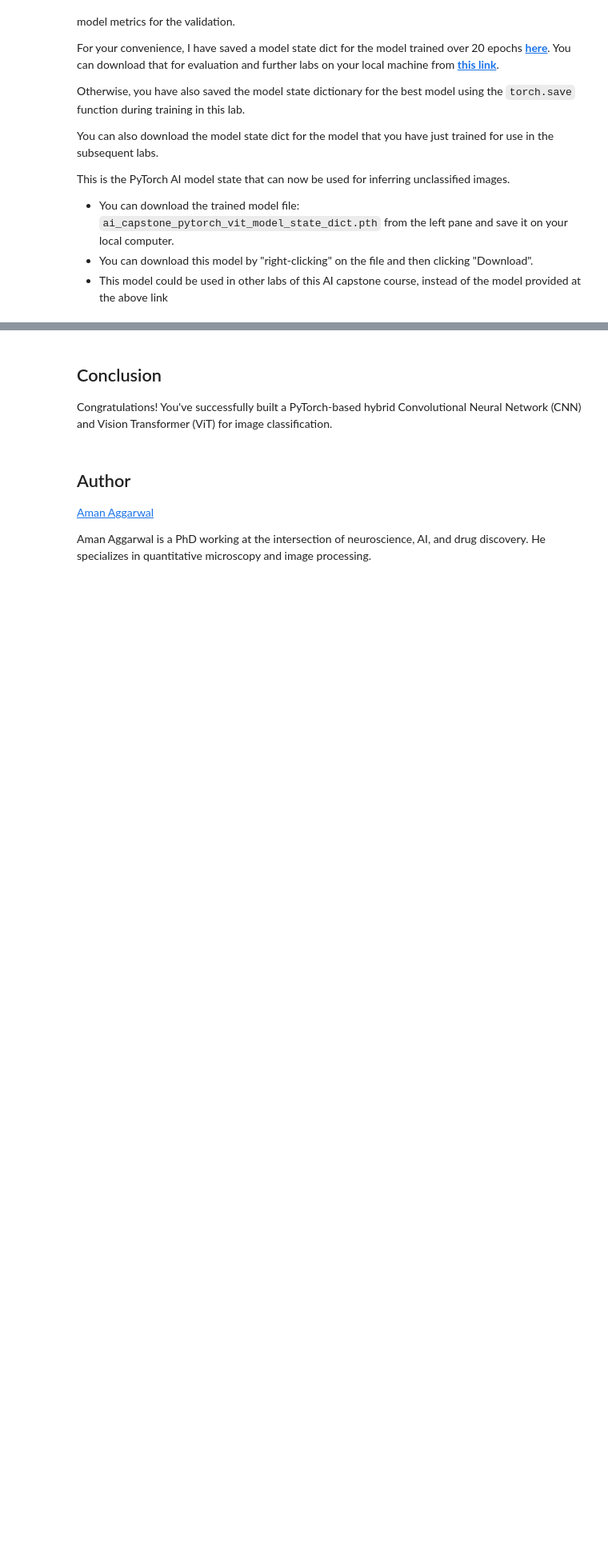
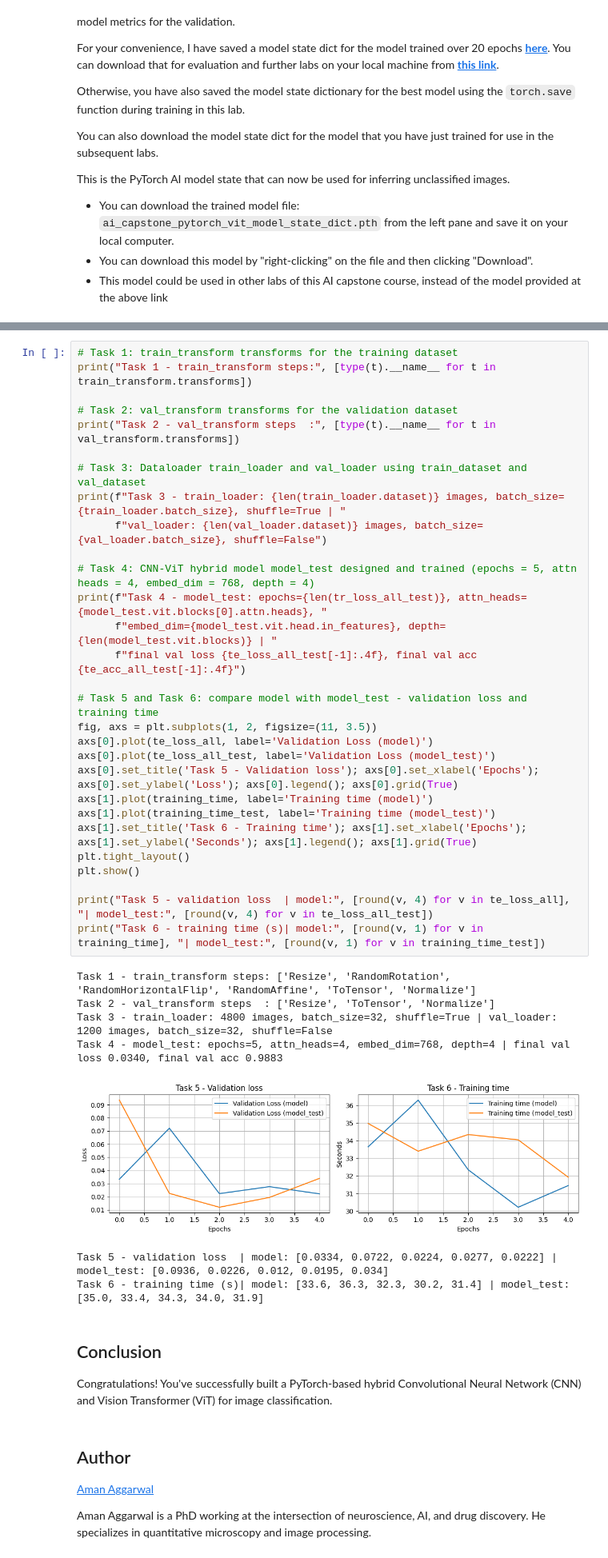
Before and after one commit to mhajjaj/artificial-intelligence-engineer-coursera, a Jupyter notebook: ai-deep-learning-capstone/Lab_M3L2_Vision_Transformers_in_PyTorch.ipynb, the cells around one changed output, grey strips where cells are left out. Shown at 80% size. Saved outputs shown, nothing was run; the diff lists cells and outputs as text; blank space fills up the shorter version.

```diff
--- a/ai-deep-learning-capstone/Lab_M3L2_Vision_Transformers_in_PyTorch.ipynb
+++ b/ai-deep-learning-capstone/Lab_M3L2_Vision_Transformers_in_PyTorch.ipynb
@@ -1098,3 +980,40 @@ You will need to save and download the completed notebook for final project subm
+# %%
+# Task 1: train_transform transforms for the training dataset
+print("Task 1 - train_transform steps:", [type(t).__name__ for t in train_transform.transforms])
+
+# Task 2: val_transform transforms for the validation dataset
+print("Task 2 - val_transform steps  :", [type(t).__name__ for t in val_transform.transforms])
+
+# Task 3: Dataloader train_loader and val_loader using train_dataset and val_dataset
+print(f"Task 3 - train_loader: {len(train_loader.dataset)} images, batch_size={train_loader.batch_size}, shuffle=True | "
+      f"val_loader: {len(val_loader.dataset)} images, batch_size={val_loader.batch_size}, shuffle=False")
+
+# Task 4: CNN-ViT hybrid model model_test designed and trained (epochs = 5, attn heads = 4, embed_dim = 768, depth = 4)
+print(f"Task 4 - model_test: epochs={len(tr_loss_all_test)}, attn_heads={model_test.vit.blocks[0].attn.heads}, "
+      f"embed_dim={model_test.vit.head.in_features}, depth={len(model_test.vit.blocks)} | "
+      f"final val loss {te_loss_all_test[-1]:.4f}, final val acc {te_acc_all_test[-1]:.4f}")
+
+# Task 5 and Task 6: compare model with model_test - validation loss and training time
+fig, axs = plt.subplots(1, 2, figsize=(11, 3.5))
+axs[0].plot(te_loss_all, label='Validation Loss (model)')
+axs[0].plot(te_loss_all_test, label='Validation Loss (model_test)')
+axs[0].set_title('Task 5 - Validation loss'); axs[0].set_xlabel('Epochs'); axs[0].set_ylabel('Loss'); axs[0].legend(); axs[0].grid(True)
+axs[1].plot(training_time, label='Training time (model)')
+axs[1].plot(training_time_test, label='Training time (model_test)')
+axs[1].set_title('Task 6 - Training time'); axs[1].set_xlabel('Epochs'); axs[1].set_ylabel('Seconds'); axs[1].legend(); axs[1].grid(True)
+plt.tight_layout()
+plt.show()
+
+print("Task 5 - validation loss  | model:", [round(v, 4) for v in te_loss_all], "| model_test:", [round(v, 4) for v in te_loss_all_test])
+print("Task 6 - training time (s)| model:", [round(v, 1) for v in training_time], "| model_test:", [round(v, 1) for v in training_time_test])
+# %% [output]
+Task 1 - train_transform steps: ['Resize', 'RandomRotation', 'RandomHorizontalFlip', 'RandomAffine', 'ToTensor', 'Normalize']
+Task 2 - val_transform steps  : ['Resize', 'ToTensor', 'Normalize']
+Task 3 - train_loader: 4800 images, batch_size=32, shuffle=True | val_loader: 1200 images, batch_size=32, shuffle=False
+Task 4 - model_test: epochs=5, attn_heads=4, embed_dim=768, depth=4 | final val loss 0.0340, final val acc 0.9883
+[figure, added]
+Task 5 - validation loss  | model: [0.0334, 0.0722, 0.0224, 0.0277, 0.0222] | model_test: [0.0936, 0.0226, 0.012, 0.0195, 0.034]
+Task 6 - training time (s)| model: [33.6, 36.3, 32.3, 30.2, 31.4] | model_test: [35.0, 33.4, 34.3, 34.0, 31.9]
 # %% [markdown]
 ## Conclusion
 
```
Also changed, not shown: parts of 18 cells of this notebook.
